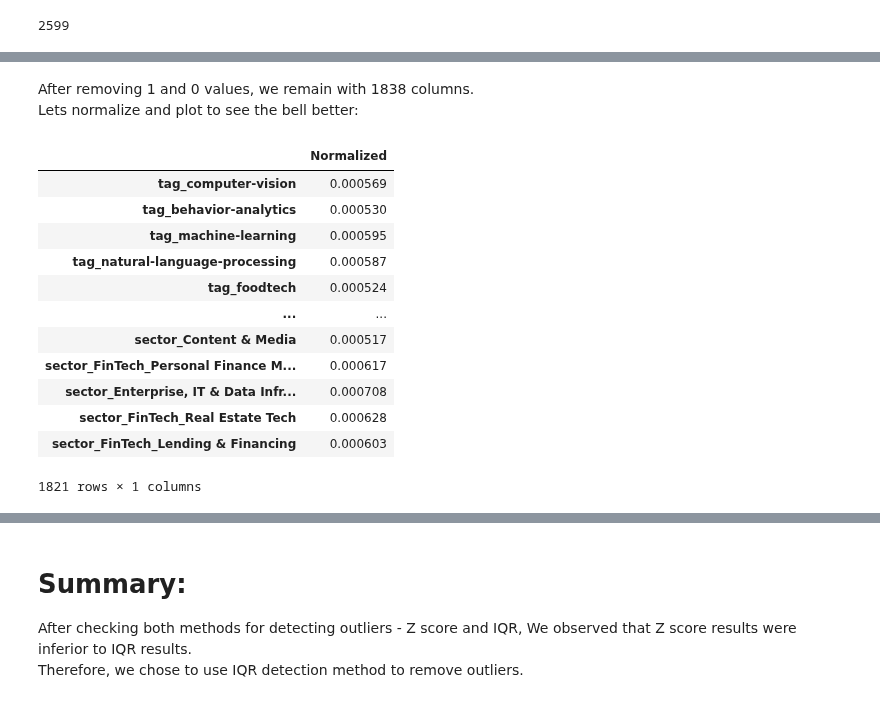
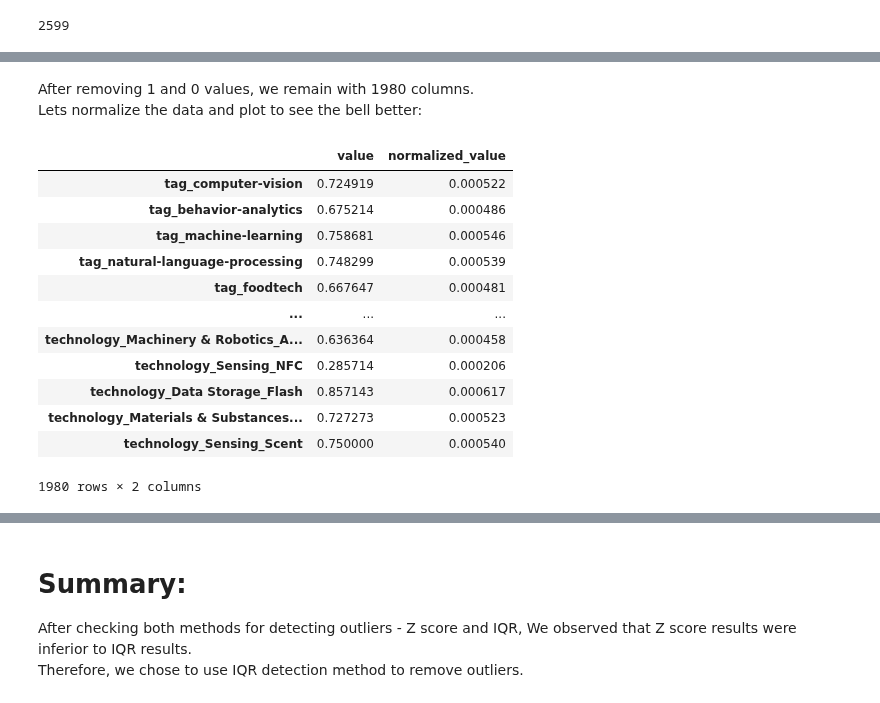
Before and after one commit to matanini/startup_classifier, a Jupyter notebook: outlier_detection.ipynb, the cells around one changed output, grey strips where cells are left out. Drawn from its saved outputs; the diff is of its cells as text; code cells hidden in the pictures.

```diff
--- a/outlier_detection.ipynb
+++ b/outlier_detection.ipynb
@@ -78,6 +40,19 @@ $$
 For each scc, we can infer and determine that the vertex with the highest degree can represent the other exclusive tags.
 
 If we will run SCC algorithm, we will get the number of highly correlated 'representitives' that will remain.
+# %%
+# e is a list of highly correlated pairs of tags
+# We will use pandas corr function to find all correlations which absolute value greater than 0.7
+
+def get_edges(df, v):
+    df_cor = df[v].corr()
+    E = []
+
+    for i in range(len(df_cor.columns)):
+        for j in range(i+1, len(df_cor.columns)):
+            if abs(df_cor.iloc[i,j]) > 0.7:
+                E.append((df_cor.columns[i], df_cor.columns[j]))
+    return E
 # %%
 #  Runtime ~4.5 minutes
 
@@ -97,6 +72,14 @@ scc(bin_cols, get_edges(df, bin_cols))
 # %% [output]
 2599
 # %%
+# function to create a graph
+
+def make_graph(V, E):
+    G = nx.Graph()
+    G.add_nodes_from(V)
+    G.add_edges_from(E)
+    return G
+
 # function to return the max degree of a graph
 
 def get_max_degree(G):
@@ -110,7 +93,7 @@ def get_max_degree(G):
     return v, max_degree
 
 # function to remove all exclusive vertices
-# Each iteration we find the vertex with max degree and remove all the adjacent vertices
+# Each iteration we find the vertex with max degree and remove all its adjacent vertices
 
 def get_new_g(v,e):
     G = make_graph(v,e)
@@ -174,7 +154,7 @@ import tqdm.notebook as tqdm
 
 temp_df = reduced_cols_df[reduced_cols_df['suceeded'] == 1]
 
-normalized = {}
+new_values = {}
 
 with tqdm.tqdm(total=len(new_cols)) as pbar:
     for col in new_cols:
@@ -184,5 +164,5 @@ with tqdm.tqdm(total=len(new_cols)) as pbar:
             if row == 1:
                 counter += 1
         pbar.update(1)
-        normalized[col] = counter / sum_dict[col]
+        new_values[col] = counter / sum_dict[col]
 # %% [markdown]
@@ -225,12 +202,12 @@ We will now remove the columns with normalized 1 and 0 manualy to avoid biased m
 # %%
 new_normalized = {}
-for col, val in normalized.items():
+for col, val in new_values.items():
     if val != 0 and val != 1 :
         new_normalized[col] = val
 
-print(f'normalized: {len(normalized)}')
-print(f'new_normalized: {len(new_normalized)}\n')
+print(f'Total columns before: {len(new_values)}')
+print(f'Total columns after: {len(new_normalized)}\n')
 
-new_norm_ser = pd.DataFrame(new_normalized.values(), index=new_normalized.keys(), columns = ['Normalized'])
+new_norm_ser = pd.DataFrame(new_normalized.values(), index=new_normalized.keys(), columns = ['value'])
 new_norm_ser.describe()
 # %% [output]
@@ -246,24 +223,24 @@ new_normalized: 1821
 | 75% | 0.800000 |
 | max | 0.958333 |
 # %% [markdown]
-After removing 1 and 0 values, we remain with 1838 columns.
-Lets normalize and plot to see the bell better:
+After removing 1 and 0 values, we remain with 1980 columns.
+Lets normalize the data and plot to see the bell better:
 # %%
-total = new_norm_ser['Normalized'].sum()
-new_norm_ser['Normalized'] = new_norm_ser['Normalized'] / total
+total = new_norm_ser['value'].sum()
+new_norm_ser['normalized_value'] = new_norm_ser['value'] / total
 new_norm_ser
 # %% [output]
-|  | Normalized |
-| tag_computer-vision | 0.000569 |
-| tag_behavior-analytics | 0.000530 |
-| tag_machine-learning | 0.000595 |
-| tag_natural-language-processing | 0.000587 |
-| tag_foodtech | 0.000524 |
-| ... | ... |
-| sector_Content & Media | 0.000517 |
-| sector_FinTech_Personal Finance M... | 0.000617 |
-| sector_Enterprise, IT & Data Infr... | 0.000708 |
-| sector_FinTech_Real Estate Tech | 0.000628 |
-| sector_FinTech_Lending & Financing | 0.000603 |
+|  | value | normalized_value |
+| tag_computer-vision | 0.724919 | 0.000522 |
+| tag_behavior-analytics | 0.675214 | 0.000486 |
+| tag_machine-learning | 0.758681 | 0.000546 |
+| tag_natural-language-processing | 0.748299 | 0.000539 |
+| tag_foodtech | 0.667647 | 0.000481 |
+| ... | ... | ... |
+| technology_Machinery & Robotics_A... | 0.636364 | 0.000458 |
+| technology_Sensing_NFC | 0.285714 | 0.000206 |
+| technology_Data Storage_Flash | 0.857143 | 0.000617 |
+| technology_Materials & Substances... | 0.727273 | 0.000523 |
+| technology_Sensing_Scent | 0.750000 | 0.000540 |
-1821 rows × 1 columns
+1980 rows × 2 columns
 # %%
```
Also changed, not shown: parts of 40 cells of this notebook, 4 other files.
